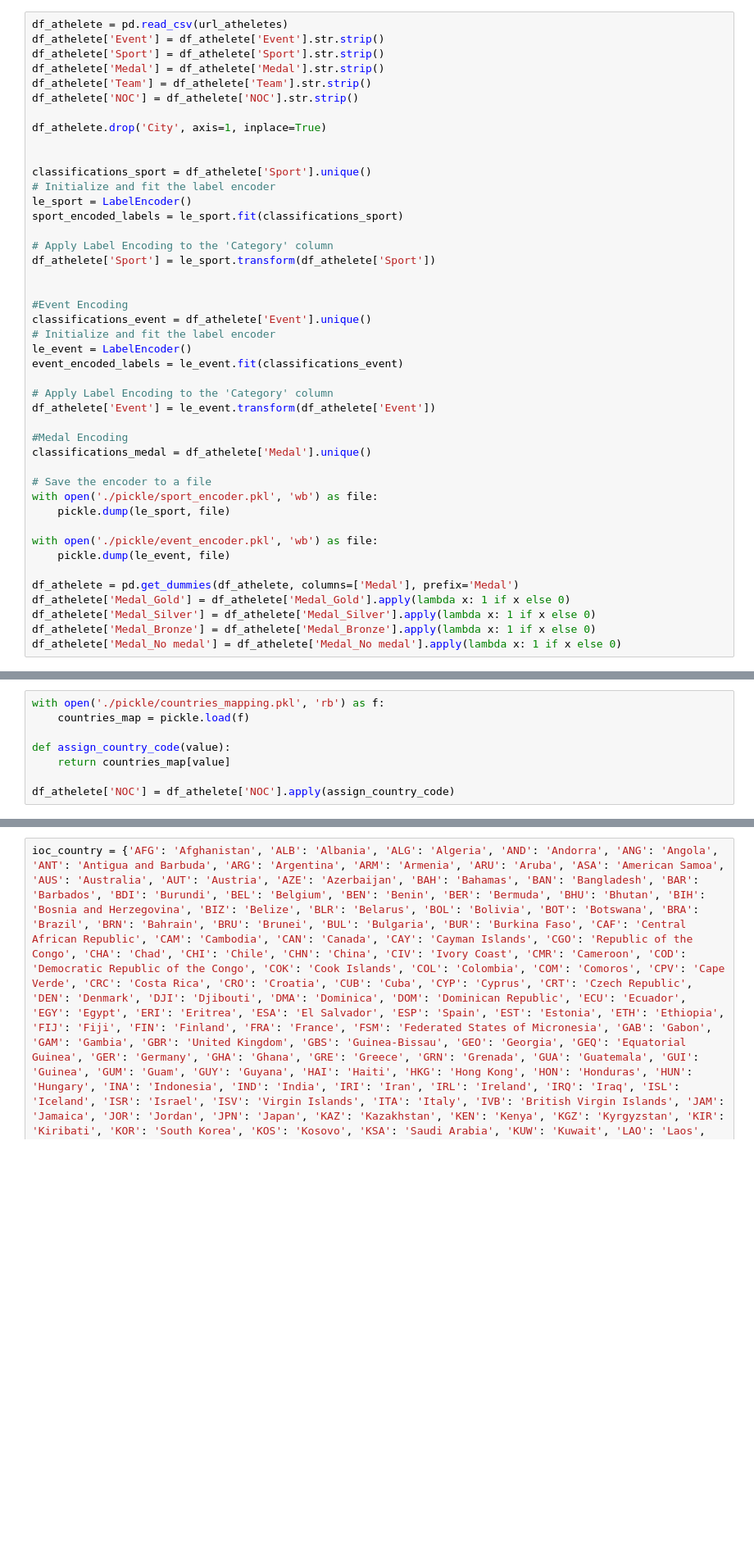
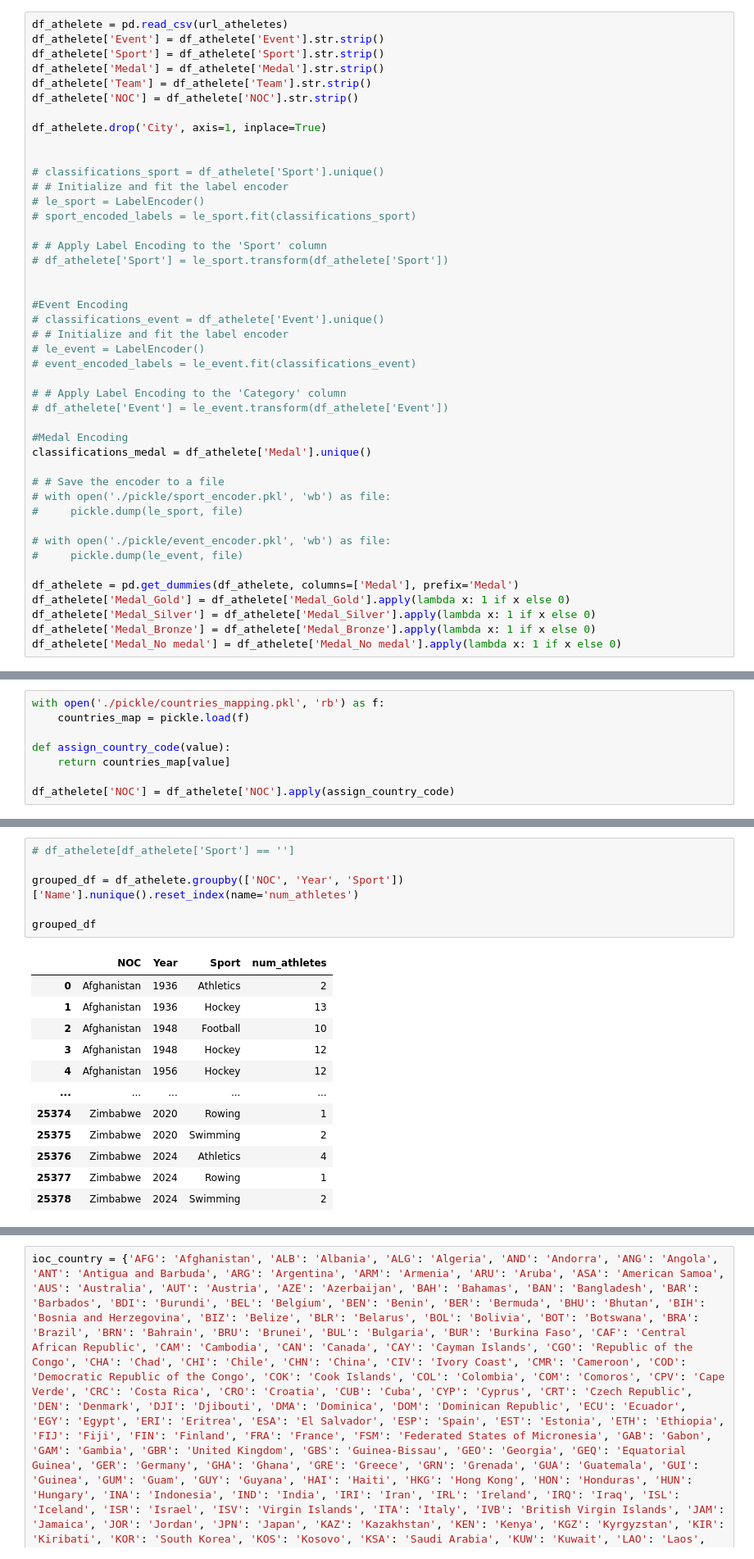
Before and after one commit to SuramyaAngdembay/mcm25, a Jupyter notebook: data_clean.ipynb, the cells around one changed output, grey strips where cells are left out. Shown at 82% size. Cells and saved outputs as stored; diff of their text form; blank space fills up the shorter version.

```diff
--- a/data_clean.ipynb
+++ b/data_clean.ipynb
@@ -134,33 +134,33 @@ df_athelete['NOC'] = df_athelete['NOC'].str.strip()
 df_athelete.drop('City', axis=1, inplace=True)
 
 
-classifications_sport = df_athelete['Sport'].unique()
-# Initialize and fit the label encoder
-le_sport = LabelEncoder()
-sport_encoded_labels = le_sport.fit(classifications_sport)
+# classifications_sport = df_athelete['Sport'].unique()
+# # Initialize and fit the label encoder
+# le_sport = LabelEncoder()
+# sport_encoded_labels = le_sport.fit(classifications_sport)
 
-# Apply Label Encoding to the 'Category' column
-df_athelete['Sport'] = le_sport.transform(df_athelete['Sport'])
+# # Apply Label Encoding to the 'Sport' column
+# df_athelete['Sport'] = le_sport.transform(df_athelete['Sport'])
 
 
 #Event Encoding
-classifications_event = df_athelete['Event'].unique()
-# Initialize and fit the label encoder
-le_event = LabelEncoder()
-event_encoded_labels = le_event.fit(classifications_event)
+# classifications_event = df_athelete['Event'].unique()
+# # Initialize and fit the label encoder
+# le_event = LabelEncoder()
+# event_encoded_labels = le_event.fit(classifications_event)
 
-# Apply Label Encoding to the 'Category' column
-df_athelete['Event'] = le_event.transform(df_athelete['Event'])
+# # Apply Label Encoding to the 'Category' column
+# df_athelete['Event'] = le_event.transform(df_athelete['Event'])
 
 #Medal Encoding
 classifications_medal = df_athelete['Medal'].unique()
 
-# Save the encoder to a file
-with open('./pickle/sport_encoder.pkl', 'wb') as file:
-    pickle.dump(le_sport, file)
+# # Save the encoder to a file
+# with open('./pickle/sport_encoder.pkl', 'wb') as file:
+#     pickle.dump(le_sport, file)
 
-with open('./pickle/event_encoder.pkl', 'wb') as file:
-    pickle.dump(le_event, file)
+# with open('./pickle/event_encoder.pkl', 'wb') as file:
+#     pickle.dump(le_event, file)
 
 df_athelete = pd.get_dummies(df_athelete, columns=['Medal'], prefix='Medal')
 df_athelete['Medal_Gold'] = df_athelete['Medal_Gold'].apply(lambda x: 1 if x else 0)
@@ -227,0 +212,19 @@ df_athelete
+# %%
+# df_athelete[df_athelete['Sport'] == '']
+
+grouped_df = df_athelete.groupby(['NOC', 'Year', 'Sport'])['Name'].nunique().reset_index(name='num_athletes')
+
+grouped_df
+# %% [output]
+|  | NOC | Year | Sport | num_athletes |
+| 0 | Afghanistan | 1936 | Athletics | 2 |
+| 1 | Afghanistan | 1936 | Hockey | 13 |
+| 2 | Afghanistan | 1948 | Football | 10 |
+| 3 | Afghanistan | 1948 | Hockey | 12 |
+| 4 | Afghanistan | 1956 | Hockey | 12 |
+| ... | ... | ... | ... | ... |
+| 25374 | Zimbabwe | 2020 | Rowing | 1 |
+| 25375 | Zimbabwe | 2020 | Swimming | 2 |
+| 25376 | Zimbabwe | 2024 | Athletics | 4 |
+| 25377 | Zimbabwe | 2024 | Rowing | 1 |
+| 25378 | Zimbabwe | 2024 | Swimming | 2 |
```
Also changed, not shown: parts of 14 cells of this notebook, 2 other files.
